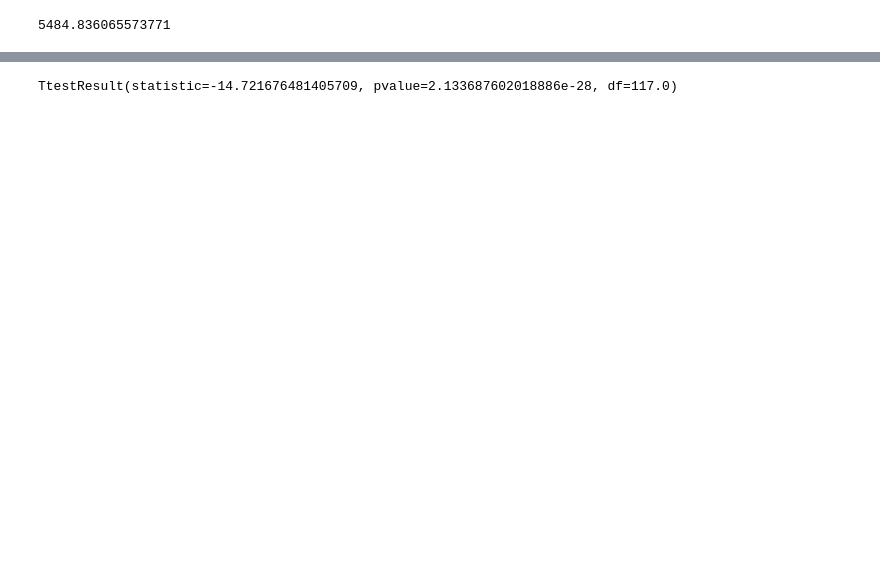
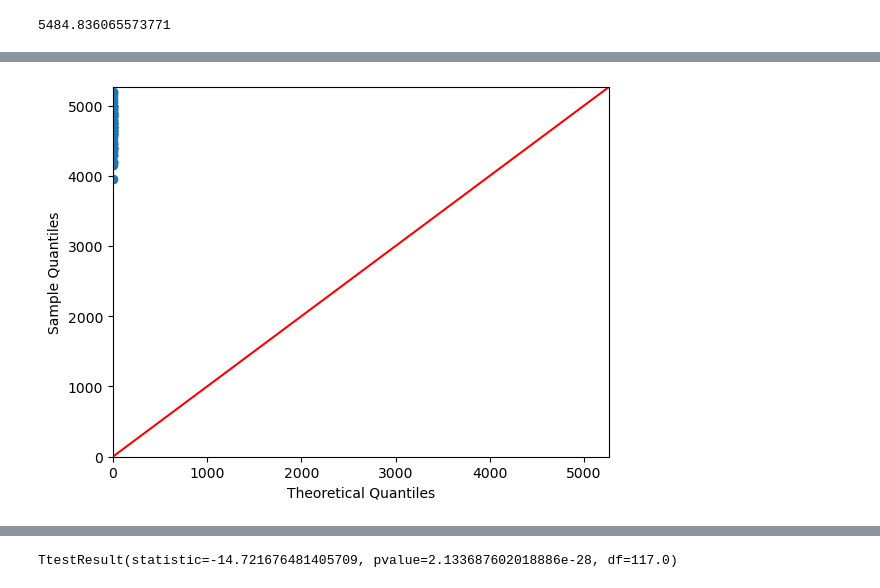
Before and after one commit to VCurry20/MachineLearning_Statistics, a Jupyter notebook: Tasks.ipynb, the cells around one changed output, grey strips where cells are left out. Saved outputs shown, nothing was run; the diff lists cells and outputs as text; code cells hidden in the pictures; blank space fills up the shorter version.

```diff
--- a/Tasks.ipynb
+++ b/Tasks.ipynb
@@ -839,0 +833,6 @@ ax.hist(sample_m, bins=40, density=True)
+# %%
+#qq plot
+
+fig = sm.qqplot(sample_f, line='45')
+# %% [output]
+[figure, added]
```
Also changed, not shown: parts of 22 cells of this notebook.
